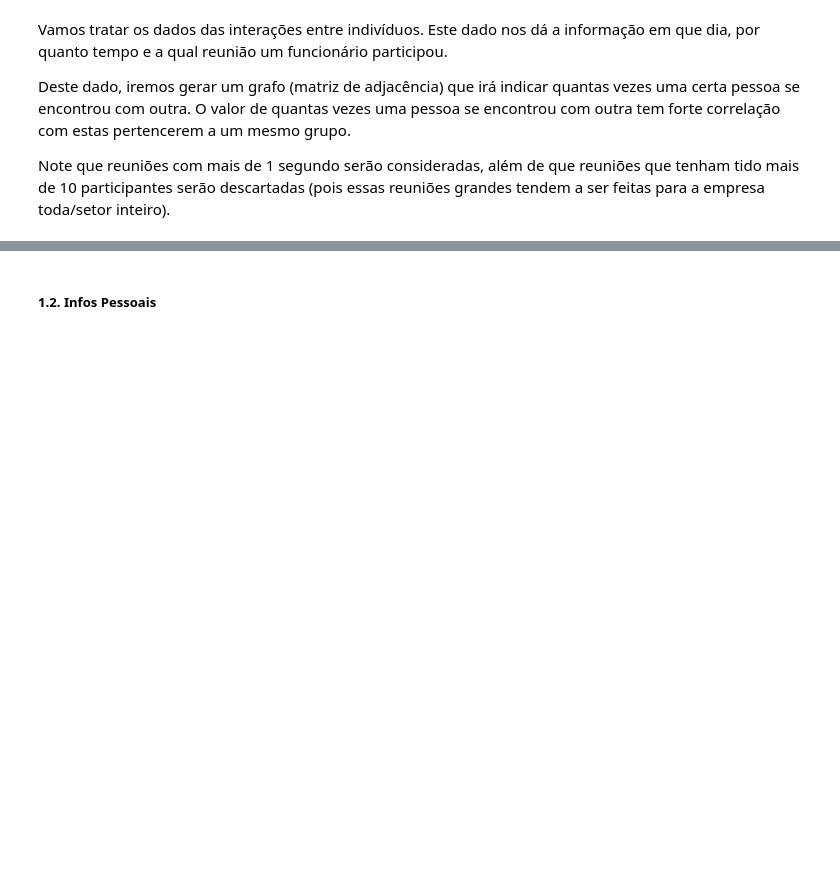
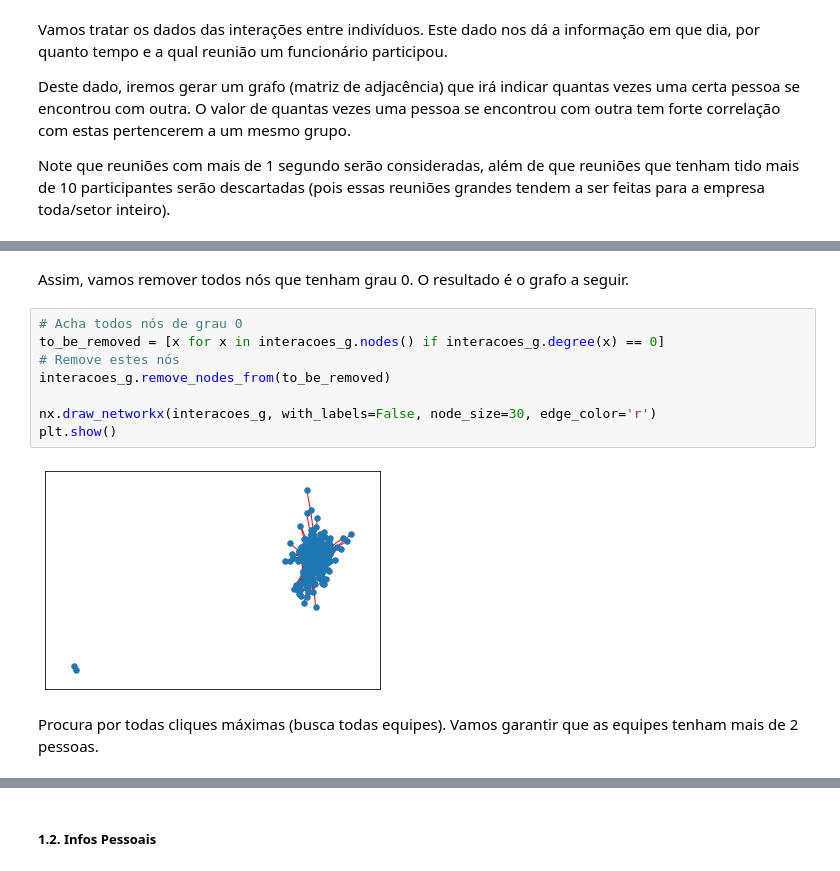
Before and after one commit to vinciusb/TP3-ML, a Jupyter notebook: tp.ipynb, the cells around one changed output, grey strips where cells are left out. Saved outputs shown, nothing was run; the diff lists cells and outputs as text; blank space fills up the shorter version.

```diff
--- a/tp.ipynb
+++ b/tp.ipynb
@@ -75,0 +121,14 @@ TypeError: find_cliques() missing 1 required positional argument: 'G'
+# %% [markdown]
+Assim, vamos remover todos nós que tenham grau 0. O resultado é o grafo a seguir.
+# %%
+# Acha todos nós de grau 0
+to_be_removed = [x for x in interacoes_g.nodes() if interacoes_g.degree(x) == 0]
+# Remove estes nós
+interacoes_g.remove_nodes_from(to_be_removed)
+
+nx.draw_networkx(interacoes_g, with_labels=False, node_size=30, edge_color='r')
+plt.show()
+# %% [output]
+[figure, added]
+# %% [markdown]
+Procura por todas cliques máximas (busca todas equipes). Vamos garantir que as equipes tenham mais de 2 pessoas.
```
Also changed, not shown: parts of 11 cells of this notebook.
